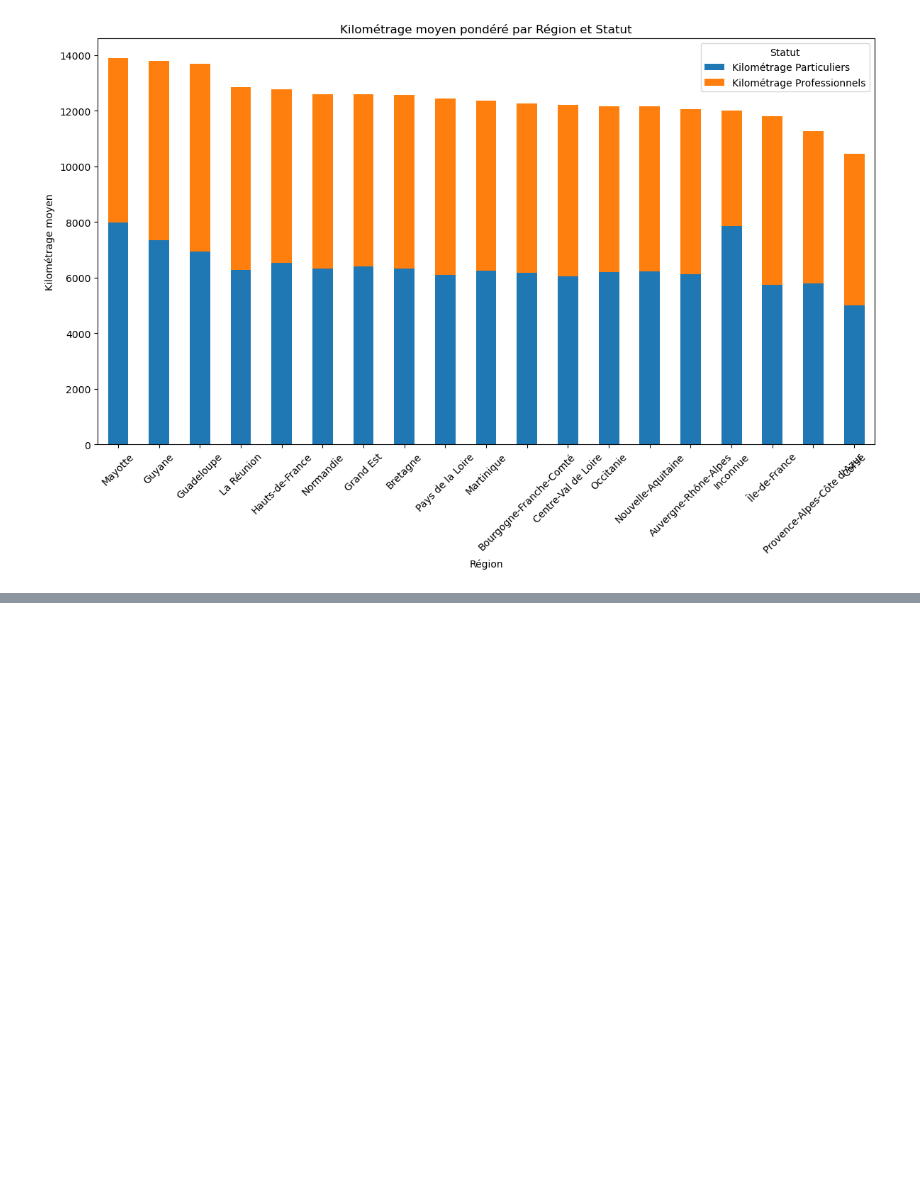
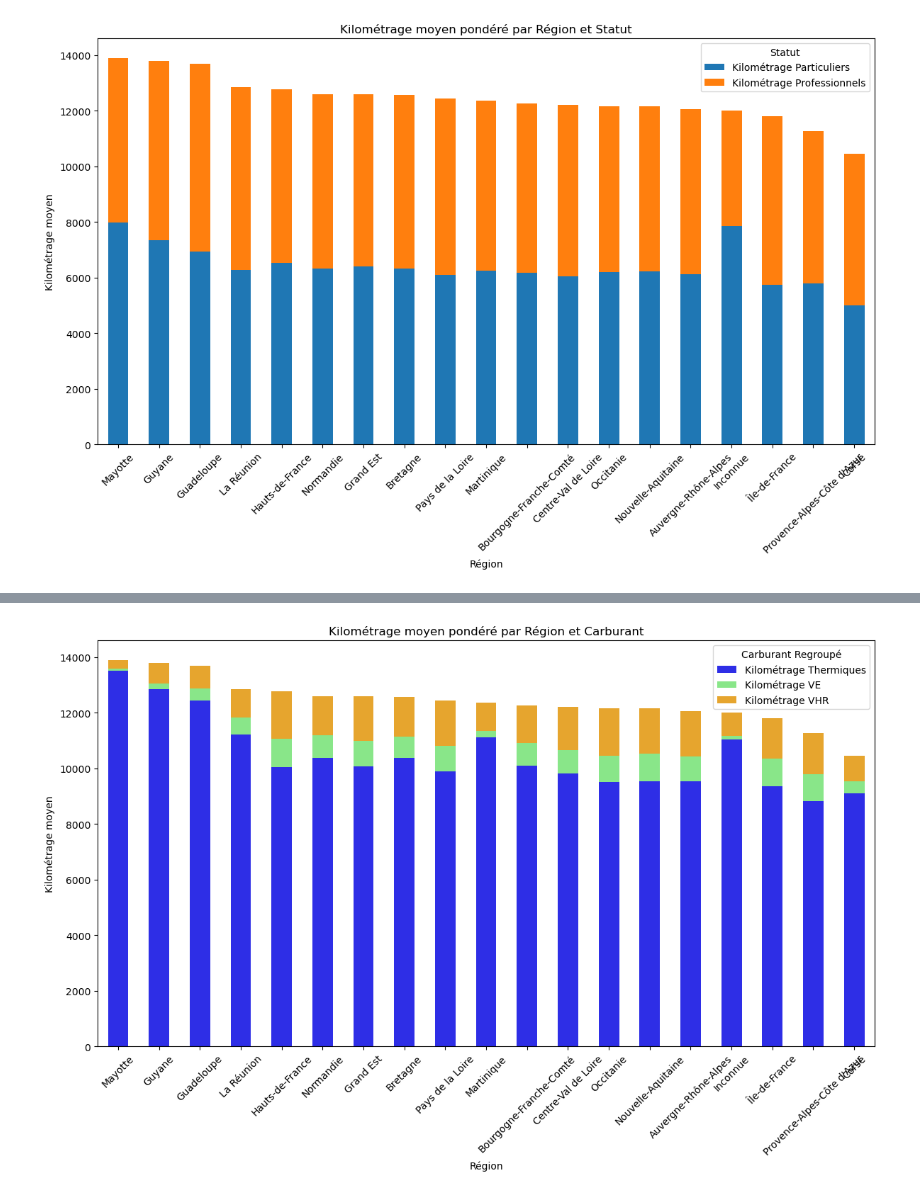
Before and after one commit to HugoMorand/Statapp, a Jupyter notebook: StatDes/plot.ipynb, the cells around one changed output, grey strips where cells are left out. Cells and saved outputs as stored; diff of their text form; code cells hidden in the pictures; blank space fills up the shorter version.

```diff
--- a/StatDes/plot.ipynb
+++ b/StatDes/plot.ipynb
@@ -610,0 +647,60 @@ plt.show()
+# %%
+import pandas as pd
+import matplotlib.pyplot as plt
+import matplotlib.colors as mcolors
+
+# Supposons que df_final soit votre DataFrame
+
+# Calculer le kilométrage moyen total par région
+kilometrage_moyen_total = df_final.groupby('Région de résidence').apply(
+    lambda x: (x['Nombre de véhicules'] * x['Kilométrage']).sum() / x['Nombre de véhicules'].sum()
+)
+
+# Calculer les sommes des kilométrages pour chaque type de carburant
+kilometrage_par_carburant = df_final.groupby(['Région de résidence', 'Type de véhicule'])['Kilométrage'].sum().unstack()
+
+# Calculer les proportions pour chaque type de carburant
+proportion_par_carburant = kilometrage_par_carburant.div(kilometrage_par_carburant.sum(axis=1), axis=0)
+
+# Calculer les contributions au kilométrage moyen total
+contribution_par_carburant = proportion_par_carburant.multiply(kilometrage_moyen_total, axis=0)
+
+# Créer un DataFrame pour les résultats
+resultats = pd.DataFrame({
+    'Région': kilometrage_moyen_total.index,
+    'Kilométrage Total': kilometrage_moyen_total
+})
+
+# Ajouter les contributions de chaque type de carburant au DataFrame
+for carburant in contribution_par_carburant.columns:
+    resultats[f'Kilométrage {carburant}'] = contribution_par_carburant[carburant]
+
+# Trier les résultats par kilométrage total décroissant
+resultats = resultats.sort_values(by='Kilométrage Total', ascending=False)
+
+# Définir une palette de couleurs personnalisée avec des ajustements de style
+base_colors = {
+    'Thermiques': 'blue',
+    'VE': 'green',
+    'VHR': 'orange'
+}
+
+# Fonction pour ajuster la couleur
+def adjust_color(color, saturation=1.0, value=1.0):
+    rgb = mcolors.to_rgb(color)
+    h, l, s = mcolors.rgb_to_hsv(rgb)
+    return mcolors.hsv_to_rgb((h, saturation * s, value * l))
+
+# Créer une liste de couleurs ajustées
+plot_colors = [adjust_color(base_colors[carburant], saturation=0.8, value=0.9) for carburant in contribution_par_carburant.columns if carburant in base_colors]
+
+# Tracer le graphique empilé avec les couleurs personnalisées
+resultats.set_index('Région').drop(columns=['Kilométrage Total']).plot(kind='bar', stacked=True, figsize=(12, 8), color=plot_colors)
+plt.title('Kilométrage moyen pondéré par Région et Carburant')
+plt.ylabel('Kilométrage moyen')
+plt.xticks(rotation=45)
+plt.legend(title='Carburant Regroupé')
+plt.tight_layout()
+plt.show()
+# %% [output]
+[figure, added]
```
Also changed, not shown: parts of 4 cells of this notebook, 1 other file.
